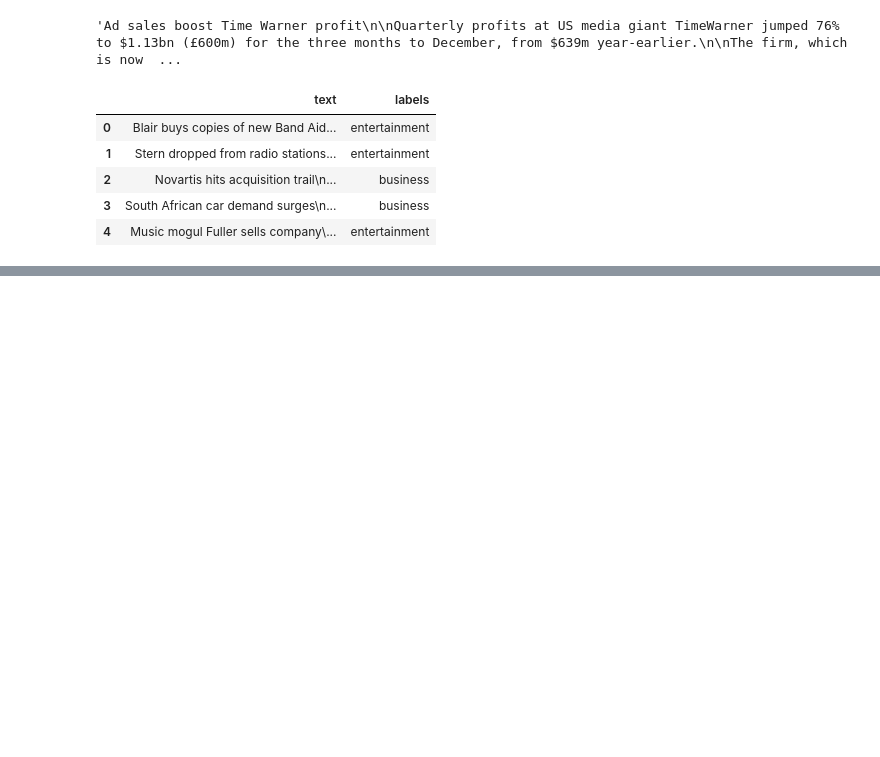
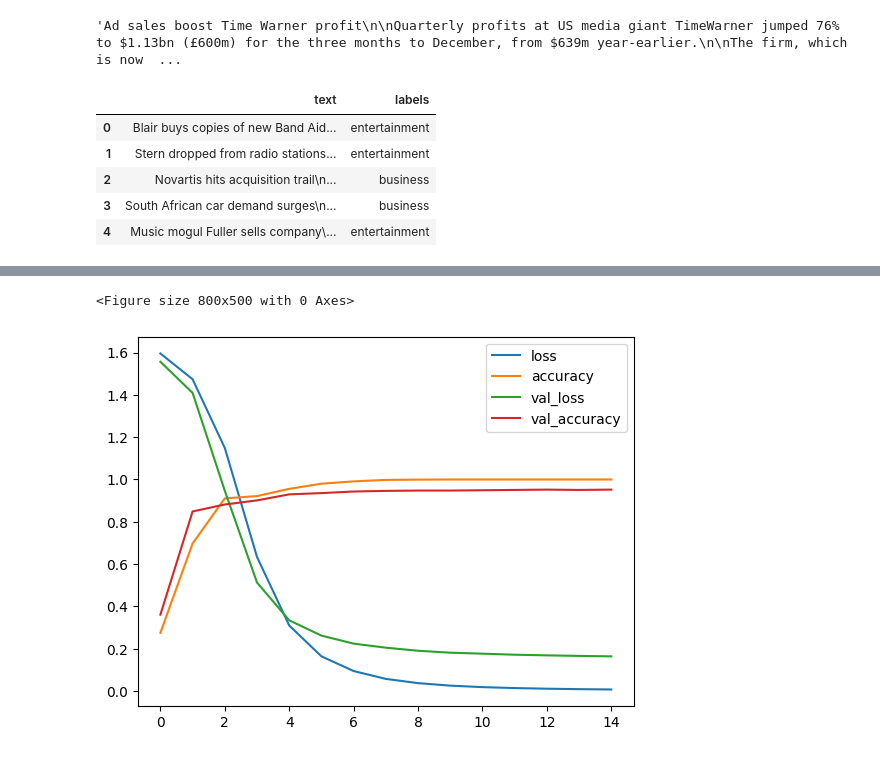
Before and after one commit to Arnav-Kapoor/NLP-Projects, a Jupyter notebook: TextClassification.ipynb, the cells around one changed output, grey strips where cells are left out. Saved outputs shown, nothing was run; the diff lists cells and outputs as text; code cells hidden in the pictures; blank space fills up the shorter version.

Commit message:
model trained

```diff
--- a/TextClassification.ipynb
+++ b/TextClassification.ipynb
@@ -119,21 +85,18 @@ input_size
+# %%
+data_test=pad_sequences(sequences_test, maxlen=data_train.shape[1])
 # %%
 from tensorflow.keras.models import Model
 from tensorflow.keras.layers import Conv1D,Dense,GlobalMaxPooling1D,Embedding,Input,LSTM,Bidirectional
 # %%
-i=Input(shape=(input_size,))
-e=Embedding(vocab_size+1,64)(i)
-l1=Conv1D(64,kernel_size=3,activation='relu')(e)
-# l1=Bidirectional(LSTM(64,activation='tanh'))(e)
-# l2=GlobalMaxPooling1D()(l1)
-# l3=Conv1D(128,kernel_size=3,activation='relu')(l1)
-# l3=Dense(128,activation='relu')(l1)
-# l4=Dense(256,activation='relu')(l3)
-# l5=Dense(64,activation='relu')(l3)
-l4=GlobalMaxPooling1D()(l1)
-output=Dense(5,activation='softmax')(l4)
+i=Input(shape=(data_train.shape[1],))
+e=Embedding(vocab_size+1,32)(i)
+l1=Conv1D(64,5,activation='relu')(e)
+l2=GlobalMaxPooling1D()(l1)
+
+output=Dense(5)(l2)
 model=Model(i,output)
 # %%
-model.compile(loss='categorical_crossentropy',optimizer='adam',metrics=['accuracy'])
+model.compile(loss=tf.keras.losses.SparseCategoricalCrossentropy(from_logits=True),optimizer='adam',metrics=['accuracy'])
 # %%
 model.summary()
 # %% [output]
@@ -158,5 +121,6 @@ Trainable params: 2,083,717
 Non-trainable params: 0
 _________________________________________________________________
 # %%
-history=model.fit(train,epochs=20,validation_data=val)
+# history=model.fit(train,epochs=50,validation_data=val)
+history=model.fit(data_train,df_train['targets'],epochs=15,validation_data=[data_test,df_test['targets']])
 # %% [output]
@@ -179,0 +146,7 @@ Epoch 20/20
+# %%
+plt.figure(figsize=(8,5))
+pd.DataFrame(history.history).plot()
+plt.show()
+# %% [output]
+<Figure size 800x500 with 0 Axes>
+[figure, added]
```
Also changed, not shown: parts of 24 cells of this notebook.
